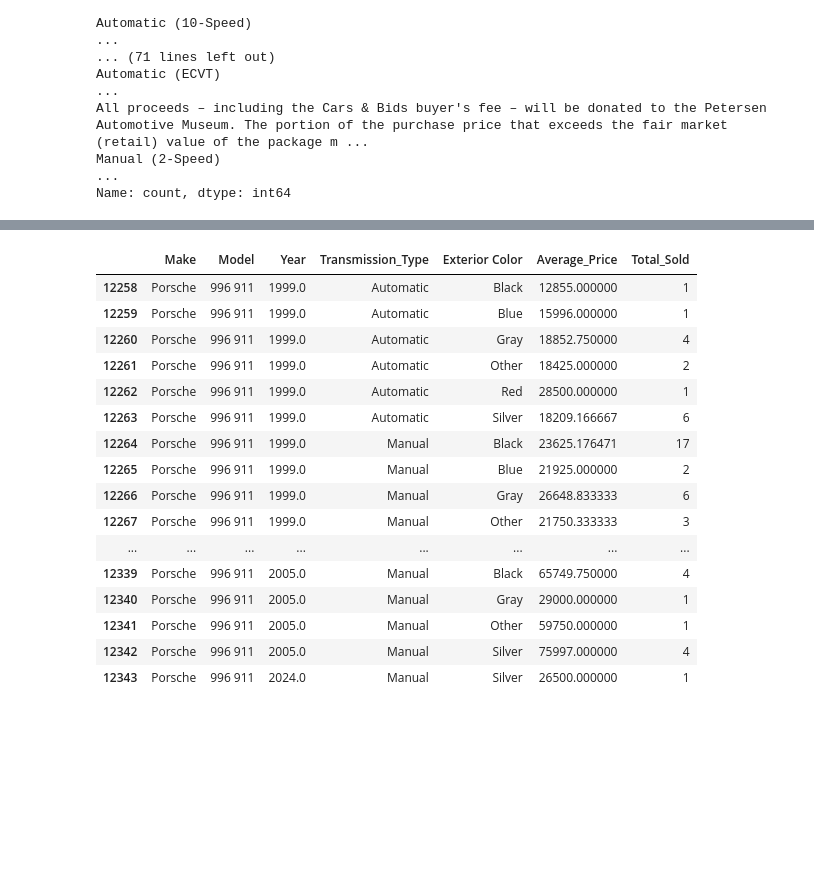
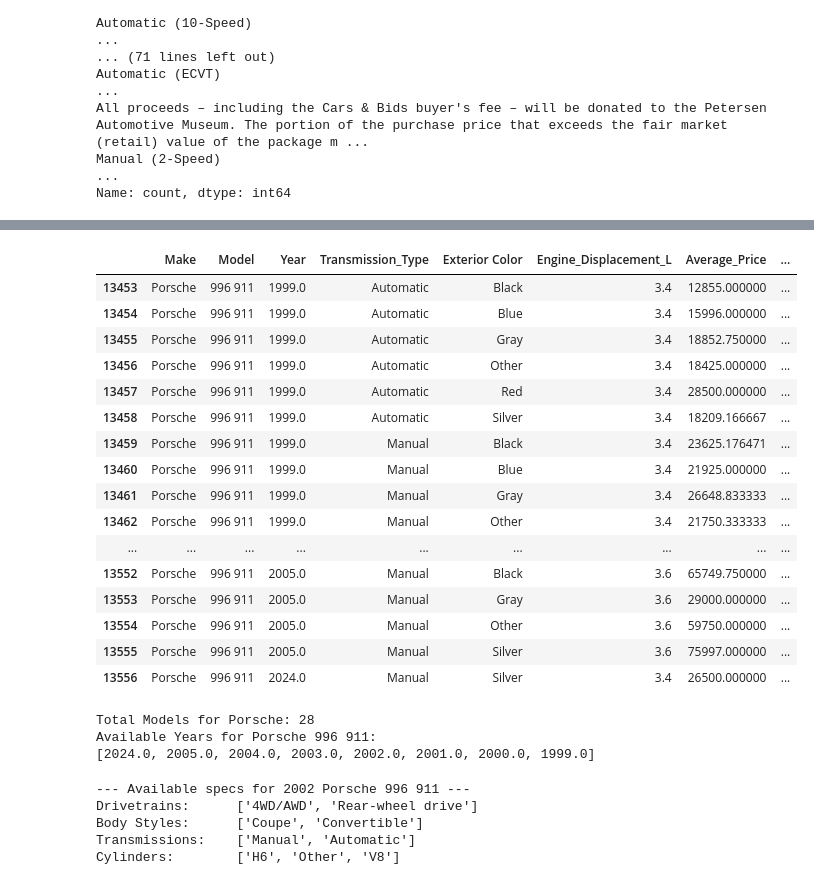
Before and after one commit to nickmiller173/classic_cars, a Jupyter notebook: experimentation/scratch_work.ipynb, the cells around one changed output, grey strips where cells are left out. Saved outputs shown, nothing was run; the diff lists cells and outputs as text; code cells hidden in the pictures; blank space fills up the shorter version.

Commit message:
cascading dropdowns

```diff
--- a/experimentation/app_options.ipynb
+++ b/experimentation/scratch_work.ipynb
@@ -339,28 +323,69 @@ porsche
 # %%
 # Use .agg() to get multiple statistics at once
-stats = df.groupby(['Make', 'Model', 'Year', 'Transmission_Type', 'Exterior Color'])['Sold_Price'].agg(['mean', 'count']).reset_index()
+stats = df.groupby(['Make', 'Model', 'Year', 'Transmission_Type', 'Exterior Color', 'Engine_Displacement_L'])['Sold_Price'].agg(['mean', 'count']).reset_index()
 
 # Rename the columns so they are easier to read
 stats = stats.rename(columns={'mean': 'Average_Price', 'count': 'Total_Sold'})
 
 # Now filter for Porsches
 porsche = stats[(stats['Make'] == 'Porsche') & (stats['Model'] == '996 911')]
 porsche
 # %% [output]
-|  | Make | Model | Year | Transmission_Type | Exterior Color | Average_Price | Total_Sold |
-| 12258 | Porsche | 996 911 | 1999.0 | Automatic | Black | 12855.000000 | 1 |
-| 12259 | Porsche | 996 911 | 1999.0 | Automatic | Blue | 15996.000000 | 1 |
-| 12260 | Porsche | 996 911 | 1999.0 | Automatic | Gray | 18852.750000 | 4 |
-| 12261 | Porsche | 996 911 | 1999.0 | Automatic | Other | 18425.000000 | 2 |
-| 12262 | Porsche | 996 911 | 1999.0 | Automatic | Red | 28500.000000 | 1 |
-| 12263 | Porsche | 996 911 | 1999.0 | Automatic | Silver | 18209.166667 | 6 |
-| 12264 | Porsche | 996 911 | 1999.0 | Manual | Black | 23625.176471 | 17 |
-| 12265 | Porsche | 996 911 | 1999.0 | Manual | Blue | 21925.000000 | 2 |
-| 12266 | Porsche | 996 911 | 1999.0 | Manual | Gray | 26648.833333 | 6 |
-| 12267 | Porsche | 996 911 | 1999.0 | Manual | Other | 21750.333333 | 3 |
-| ... | ... | ... | ... | ... | ... | ... | ... |
-| 12339 | Porsche | 996 911 | 2005.0 | Manual | Black | 65749.750000 | 4 |
-| 12340 | Porsche | 996 911 | 2005.0 | Manual | Gray | 29000.000000 | 1 |
-| 12341 | Porsche | 996 911 | 2005.0 | Manual | Other | 59750.000000 | 1 |
-| 12342 | Porsche | 996 911 | 2005.0 | Manual | Silver | 75997.000000 | 4 |
-| 12343 | Porsche | 996 911 | 2024.0 | Manual | Silver | 26500.000000 | 1 |
+|  | Make | Model | Year | Transmission_Type | Exterior Color | Engine_Displacement_L | Average_Price | ... |
+| 13453 | Porsche | 996 911 | 1999.0 | Automatic | Black | 3.4 | 12855.000000 | ... |
+| 13454 | Porsche | 996 911 | 1999.0 | Automatic | Blue | 3.4 | 15996.000000 | ... |
+| 13455 | Porsche | 996 911 | 1999.0 | Automatic | Gray | 3.4 | 18852.750000 | ... |
+| 13456 | Porsche | 996 911 | 1999.0 | Automatic | Other | 3.4 | 18425.000000 | ... |
+| 13457 | Porsche | 996 911 | 1999.0 | Automatic | Red | 3.4 | 28500.000000 | ... |
+| 13458 | Porsche | 996 911 | 1999.0 | Automatic | Silver | 3.4 | 18209.166667 | ... |
+| 13459 | Porsche | 996 911 | 1999.0 | Manual | Black | 3.4 | 23625.176471 | ... |
+| 13460 | Porsche | 996 911 | 1999.0 | Manual | Blue | 3.4 | 21925.000000 | ... |
+| 13461 | Porsche | 996 911 | 1999.0 | Manual | Gray | 3.4 | 26648.833333 | ... |
+| 13462 | Porsche | 996 911 | 1999.0 | Manual | Other | 3.4 | 21750.333333 | ... |
+| ... | ... | ... | ... | ... | ... | ... | ... | ... |
+| 13552 | Porsche | 996 911 | 2005.0 | Manual | Black | 3.6 | 65749.750000 | ... |
+| 13553 | Porsche | 996 911 | 2005.0 | Manual | Gray | 3.6 | 29000.000000 | ... |
+| 13554 | Porsche | 996 911 | 2005.0 | Manual | Other | 3.6 | 59750.000000 | ... |
+| 13555 | Porsche | 996 911 | 2005.0 | Manual | Silver | 3.6 | 75997.000000 | ... |
+| 13556 | Porsche | 996 911 | 2024.0 | Manual | Silver | 3.4 | 26500.000000 | ... |
+# %%
+import pandas as pd
+
+# Load the generated options file
+df_cars = pd.read_csv('../data/frontend_data/dropdown_options.csv')
+# 1. Select a Make
+test_make = 'Porsche'
+available_models = df_cars[df_cars['Make'] == test_make]['Model'].unique()
+print(f"Total Models for {test_make}: {len(available_models)}")
+
+# 2. Select a Model
+test_model = '996 911'
+available_years = df_cars[(df_cars['Make'] == test_make) & (df_cars['Model'] == test_model)]['Year'].unique()
+
+print(f"Available Years for {test_make} {test_model}:")
+print(sorted(available_years, reverse=True))
+# %% [output]
+Total Models for Porsche: 28
+Available Years for Porsche 996 911:
+[2024.0, 2005.0, 2004.0, 2003.0, 2002.0, 2001.0, 2000.0, 1999.0]
+# %%
+# 3. Select a specific Year to lock in the spec_df
+test_year = 2002
+
+spec_df = df_cars[
+    (df_cars['Make'] == test_make) &
+    (df_cars['Model'] == test_model) &
+    (df_cars['Year'] == test_year)
+]
+
+print(f"--- Available specs for {test_year} {test_make} {test_model} ---")
+print(f"Drivetrains:      {spec_df['Drivetrain'].dropna().unique().tolist()}")
+print(f"Body Styles:      {spec_df['Body Style'].dropna().unique().tolist()}")
+print(f"Transmissions:    {spec_df['Transmission_Type'].dropna().unique().tolist()}")
+print(f"Cylinders:        {spec_df['Engine_Cylinders'].dropna().unique().tolist()}")
+# %% [output]
+--- Available specs for 2002 Porsche 996 911 ---
+Drivetrains:      ['4WD/AWD', 'Rear-wheel drive']
+Body Styles:      ['Coupe', 'Convertible']
+Transmissions:    ['Manual', 'Automatic']
+Cylinders:        ['H6', 'Other', 'V8']
```
Also changed, not shown: parts of 3 cells of this notebook, 1 other file.
